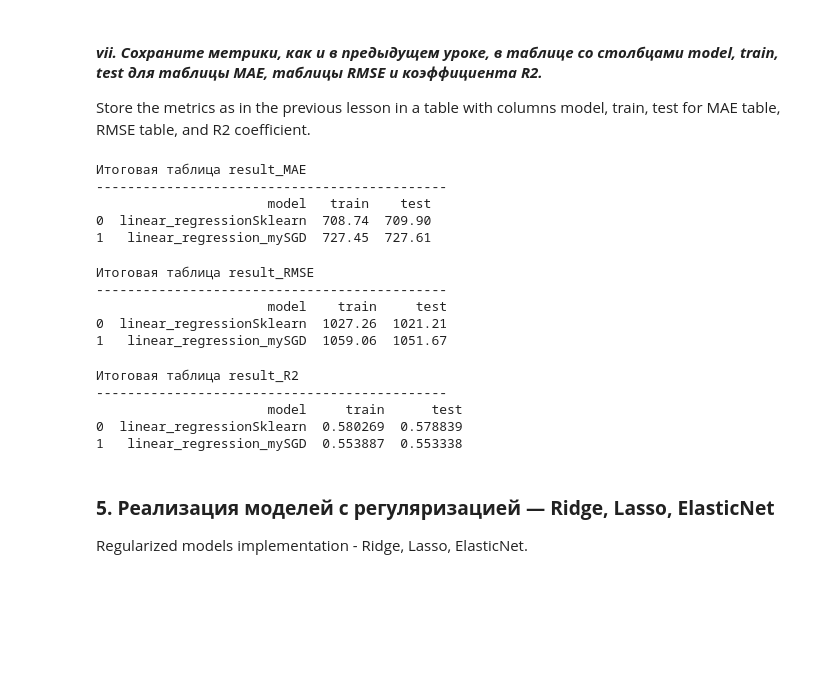
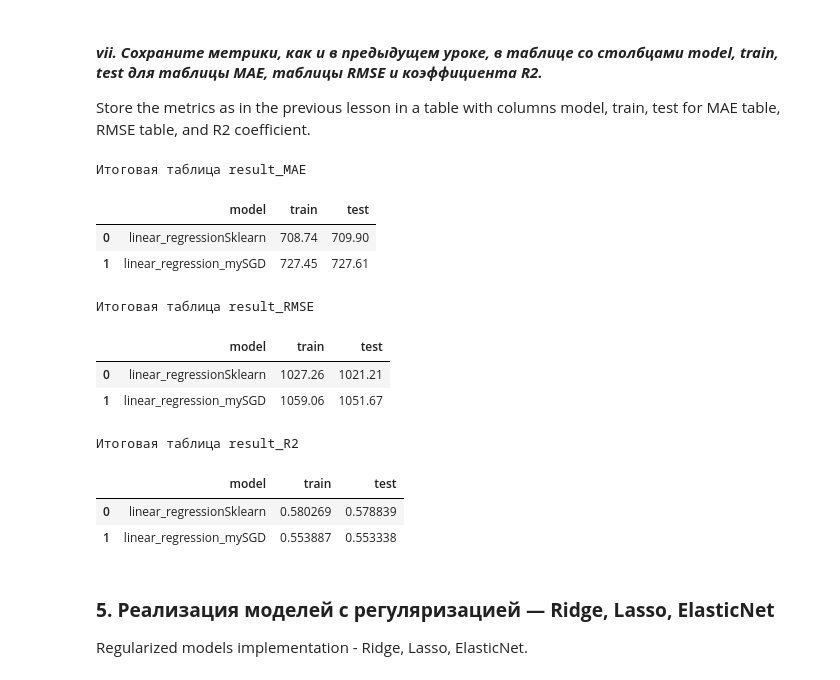
Before and after one commit to RunForJoy/core-linear-regression, a Jupyter notebook: src/ml.ipynb, the cells around one changed output. Saved outputs shown, nothing was run; the diff lists cells and outputs as text; code cells hidden in the pictures; blank space fills up the shorter version.

```diff
--- a/src/ml.ipynb
+++ b/src/ml.ipynb
@@ -1107,42 +1107,3 @@ Store the metrics as in the previous lesson in a table with columns model, train
 result_MAE = pd.DataFrame(columns=["model", "train", "test"])
 result_RMSE = pd.DataFrame(columns=["model", "train", "test"])
 result_R2 = pd.DataFrame(columns=["model", "train", "test"])
-# %%
-result_MAE.loc[0] = ["linear_regressionSklearn", mae_lr_train, mae_lr_test]
-result_MAE.loc[len(result_MAE)] = ["linear_regression_mySGD", mae_sgd, mae_sgd_test]
-
-print("Итоговая таблица result_MAE")
-print("-" * 45)
-print(result_MAE)
-# %% [output]
-Итоговая таблица result_MAE
----------------------------------------------
-                      model   train    test
-0  linear_regressionSklearn  708.74  709.90
-1   linear_regression_mySGD  727.45  727.61
-# %%
-result_RMSE.loc[0] = ["linear_regressionSklearn", rmse_lr_train, rmse_lr_test]
-result_RMSE.loc[len(result_RMSE)] = ["linear_regression_mySGD", rmse_sgd, rmse_sgd_test]
-
-print("Итоговая таблица result_RMSE")
-print("-" * 45)
-print(result_RMSE)
-# %% [output]
-Итоговая таблица result_RMSE
----------------------------------------------
-                      model    train     test
-0  linear_regressionSklearn  1027.26  1021.21
-1   linear_regression_mySGD  1059.06  1051.67
-# %%
-result_R2.loc[0] = ["linear_regressionSklearn", r2_lr_train, r2_lr_test]
-result_R2.loc[len(result_R2)] = ["linear_regression_mySGD", r2_sgd, r2_sgd_test]
-
-print("Итоговая таблица result_R2")
-print("-" * 45)
-print(result_R2)
-# %% [output]
-Итоговая таблица result_R2
----------------------------------------------
-                      model     train      test
-0  linear_regressionSklearn  0.580269  0.578839
-1   linear_regression_mySGD  0.553887  0.553338
@@ -1149,3 +1136,25 @@ print(result_R2)
+# %%
+print("Итоговая таблица result_MAE")
+display(result_MAE)
+
+print("\nИтоговая таблица result_RMSE")
+display(result_RMSE)
+
+print("\nИтоговая таблица result_R2")
+display(result_R2)
+# %% [output]
+Итоговая таблица result_MAE
+|  | model | train | test |
+| 0 | linear_regressionSklearn | 708.74 | 709.90 |
+| 1 | linear_regression_mySGD | 727.45 | 727.61 |
+Итоговая таблица result_RMSE
+|  | model | train | test |
+| 0 | linear_regressionSklearn | 1027.26 | 1021.21 |
+| 1 | linear_regression_mySGD | 1059.06 | 1051.67 |
+Итоговая таблица result_R2
+|  | model | train | test |
+| 0 | linear_regressionSklearn | 0.580269 | 0.578839 |
+| 1 | linear_regression_mySGD | 0.553887 | 0.553338 |
 # %% [markdown]
 ### **5. Реализация моделей с регуляризацией —  Ridge, Lasso, ElasticNet**
 Regularized models implementation - Ridge, Lasso, ElasticNet.
```
Also changed, not shown: parts of 5 cells of this notebook.
